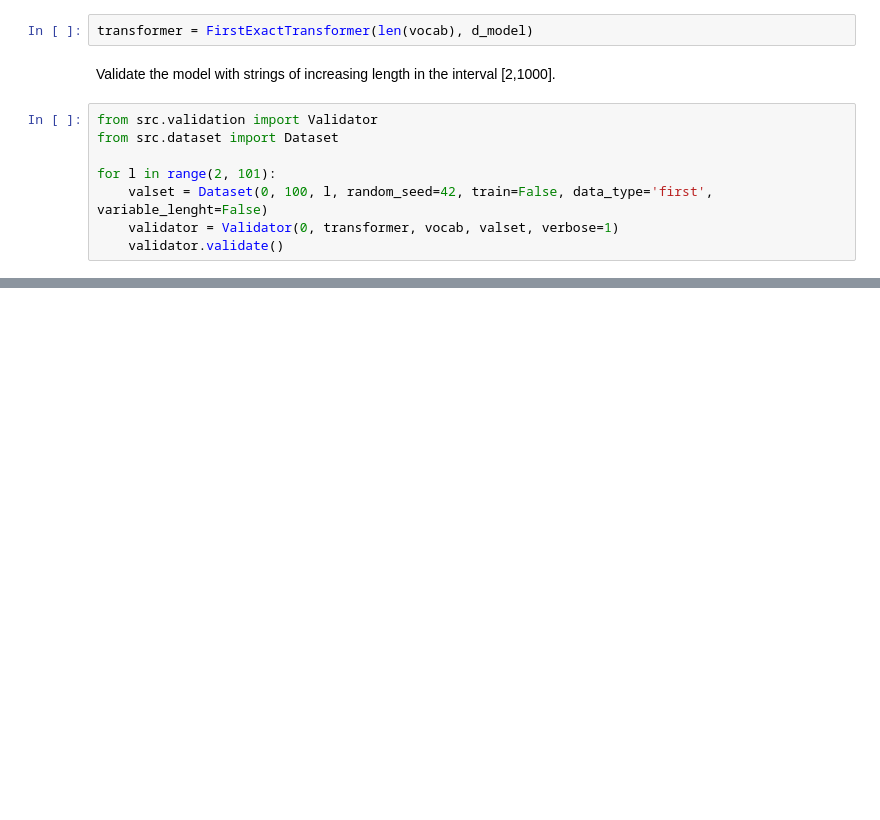
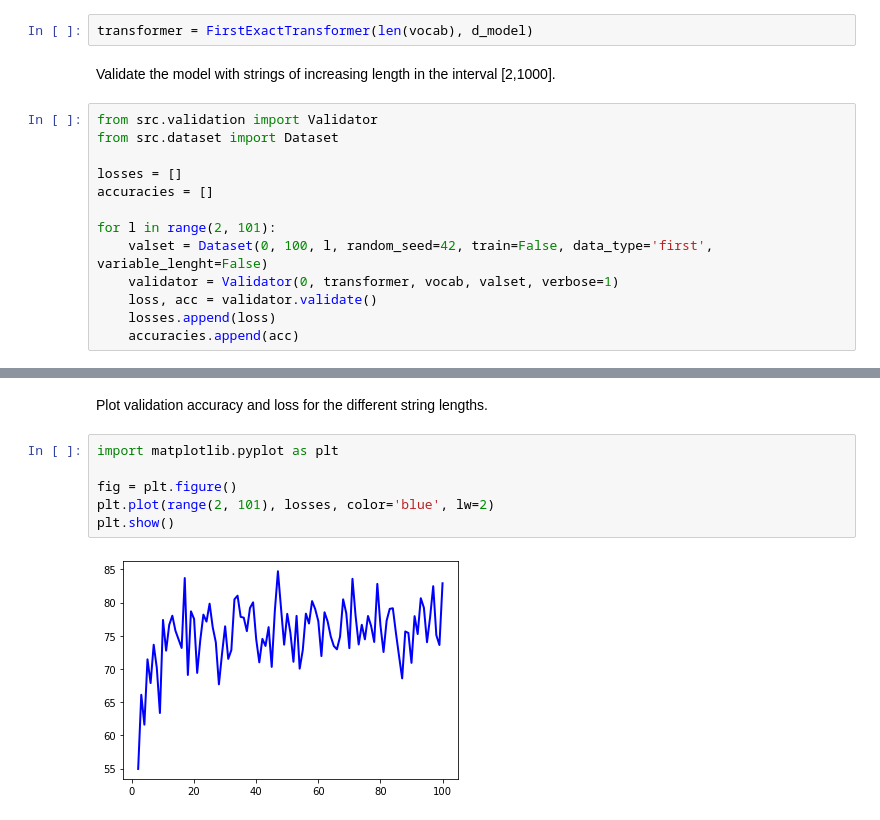
Before and after one commit to giacomocamposampiero/palindrome-transformer, a Jupyter notebook: first.ipynb, the cells around one changed output, grey strips where cells are left out. Drawn from its saved outputs; the diff is of its cells as text; blank space fills up the shorter version.

Commit message:
Added plots for exact accuracy and loss

```diff
--- a/first.ipynb
+++ b/first.ipynb
@@ -77,8 +77,13 @@ Validate the model with strings of increasing length in the interval [2,1000].
 from src.validation import Validator
 from src.dataset import Dataset
 
+losses = []
+accuracies = []
+
 for l in range(2, 101):
     valset = Dataset(0, 100, l, random_seed=42, train=False, data_type='first', variable_lenght=False)
     validator = Validator(0, transformer, vocab, valset, verbose=1)
-    validator.validate()
+    loss, acc = validator.validate()
+    losses.append(loss)
+    accuracies.append(acc)
 # %% [output]
@@ -101,0 +107,10 @@ for l in range(2, 101):
+# %% [markdown]
+Plot validation accuracy and loss for the different string lengths.
+# %%
+import matplotlib.pyplot as plt
+
+fig = plt.figure()
+plt.plot(range(2, 101), losses, color='blue', lw=2)
+plt.show()
+# %% [output]
+[figure, added]
```
Also changed, not shown: parts of 2 cells of this notebook.
